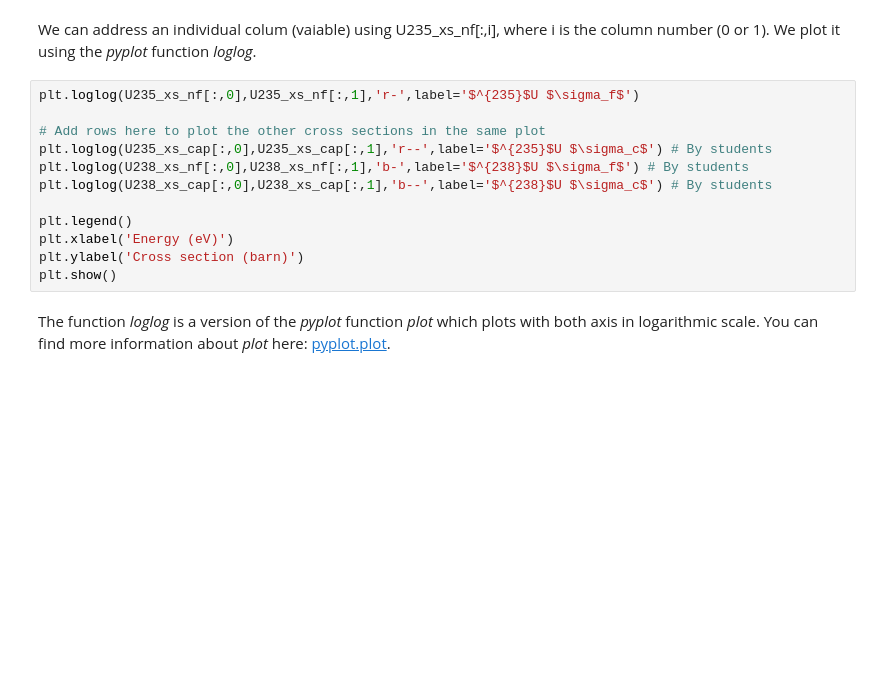
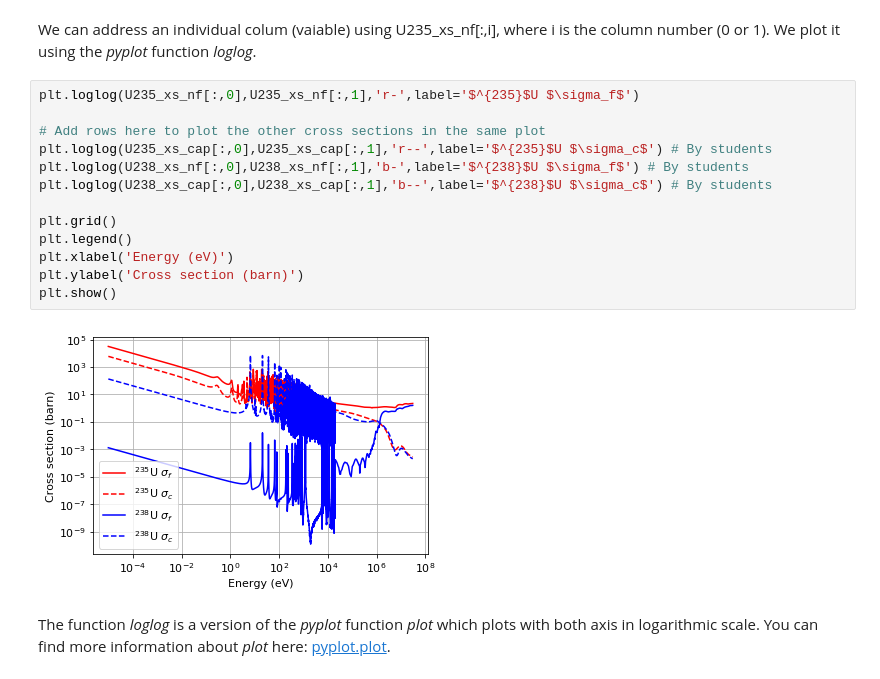
Before and after one commit to A-Solders/Notebooks-EPII, a Jupyter notebook: HA1-1/HA01-1.ipynb, the cells around one changed output. Cells and saved outputs as stored; diff of their text form; blank space fills up the shorter version.

```diff
--- a/HA1-1/HA01-1.ipynb
+++ b/HA1-1/HA01-1.ipynb
@@ -40,15 +42,18 @@ We can address an individual colum (vaiable) using U235_xs_nf[:,i], where i is t
 # %%
 plt.loglog(U235_xs_nf[:,0],U235_xs_nf[:,1],'r-',label='$^{235}$U $\sigma_f$')
 
 # Add rows here to plot the other cross sections in the same plot
 plt.loglog(U235_xs_cap[:,0],U235_xs_cap[:,1],'r--',label='$^{235}$U $\sigma_c$') # By students
 plt.loglog(U238_xs_nf[:,0],U238_xs_nf[:,1],'b-',label='$^{238}$U $\sigma_f$') # By students
 plt.loglog(U238_xs_cap[:,0],U238_xs_cap[:,1],'b--',label='$^{238}$U $\sigma_c$') # By students
 
+plt.grid()
 plt.legend()
 plt.xlabel('Energy (eV)')
 plt.ylabel('Cross section (barn)')
 plt.show()
+# %% [output]
+[figure, added]
 # %% [markdown]
 The function *loglog* is a version of the *pyplot* function *plot* which plots with both axis in logarithmic scale. You can find more information about *plot* here: [pyplot.plot](https://matplotlib.org/3.1.1/api/_as_gen/matplotlib.pyplot.plot.html#matplotlib.pyplot.plot).
 # %% [markdown]
```
Also changed, not shown: parts of 8 cells of this notebook, 1 other file.
